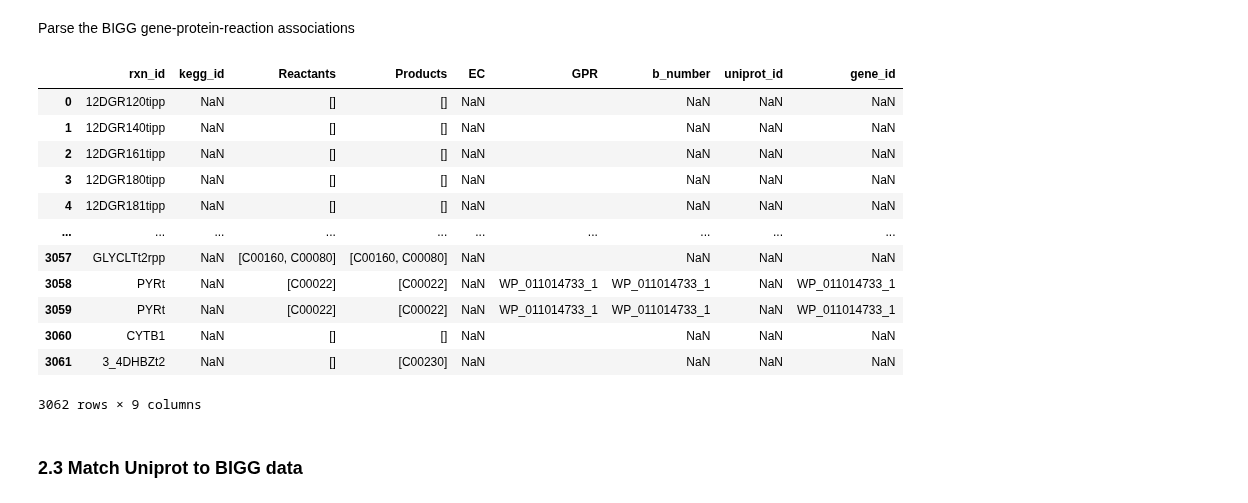
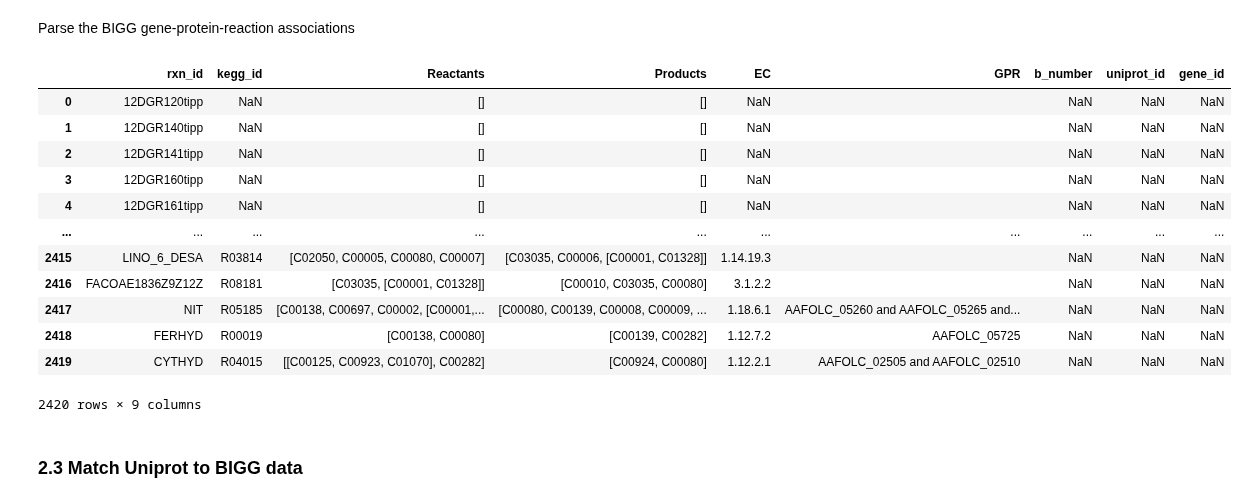
Before and after one commit to AzizBenA/iABA974_SoF1_GEM, a Jupyter notebook: jupyter_notebooks/PAM_parametrization_iABA974.ipynb, the cells around one changed output. Saved outputs shown, nothing was run; the diff lists cells and outputs as text; code cells hidden in the pictures.

Commit message:
Model manipulation jupyter notebook correction : added a jupyter utilities python file containing all function to make the jupyter notebook clearer

```diff
--- a/jupyter_notebooks/PAM_parametrization_iABA974.ipynb
+++ b/jupyter_notebooks/PAM_parametrization_iABA974.ipynb
@@ -83,6 +87,16 @@ locustag_regex =r'(?:WP_\d+_\d+|lcl_NC_\d+_\d+_prot_(?:WP_\d+_\d+_\d+|\d+)|[cC]g
 ## 1. Get information from the model
 
 In the metabolic model itself is already quite some information stored. In order to obtain up-to-date information on the enzymes related to the reaction, we will need to obtain the kegg reaction ID, the reactants, the product and the gene-protein relation.
+# %%
+# Define the base directory where models are stored
+base_dir = Path.home() / "Documents" / "PhD" / "10-19 Research" / "11 Data" / "11.09_Models"
+
+def load_model(subfolder, filename):
+    """Load an SBML model from a given subfolder and filename."""
+    model_path = base_dir / subfolder / filename
+    return read_sbml_model(str(model_path))
+
+model = load_model("Manual_curation/Energy_consumption", "250409_iABA974_mergem.sbml")
 # %%
 def create_id_mapper_from_model(model):
     #make a id mapping and create a mapping dataframe
@@ -225,41 +232,41 @@ Besides information about the reactions, we need the relation to the proteins in
 Parse the BIGG gene-protein-reaction associations
 # %%
 #You need to adjust this to find the geneid/locustag for your microbe
-#locustag_regex =r'\b([b|s]\d{4})\b'
+locustag_regex =r'\b([b|s]\d{4})\b'
 def extract_b_numbers(text):
     if pd.isna(text):
         return text
     return re.findall(locustag_regex, text)
 
 id_mapper_df = id_mapper_gpr.copy()
 
 id_mapper_df['b_number'] = id_mapper_df['GPR'].apply(extract_b_numbers)
 
 id_mapper_df['gene_id_old'] = id_mapper_df['GPR_old'].apply(extract_b_numbers)
 
 id_mapper_df = id_mapper_df.explode(['b_number', 'gene_id_old'], ignore_index=True)
 
 id_mapper_df = id_mapper_df.explode('EC', ignore_index=True)
 
 id_mapper_df = id_mapper_df.merge(
     gene_id_mapper[['uniprot_id', 'gene_id']], left_on='gene_id_old', right_on='gene_id', how = 'left'
 ).drop(['gene_id_old', 'GPR_old'], axis=1)
 
 id_mapper_df
 # %% [output]
 |  | rxn_id | kegg_id | Reactants | Products | EC | GPR | b_number | uniprot_id | gene_id |
 | 0 | 12DGR120tipp | NaN | [] | [] | NaN |  | NaN | NaN | NaN |
 | 1 | 12DGR140tipp | NaN | [] | [] | NaN |  | NaN | NaN | NaN |
-| 2 | 12DGR161tipp | NaN | [] | [] | NaN |  | NaN | NaN | NaN |
-| 3 | 12DGR180tipp | NaN | [] | [] | NaN |  | NaN | NaN | NaN |
-| 4 | 12DGR181tipp | NaN | [] | [] | NaN |  | NaN | NaN | NaN |
+| 2 | 12DGR141tipp | NaN | [] | [] | NaN |  | NaN | NaN | NaN |
+| 3 | 12DGR160tipp | NaN | [] | [] | NaN |  | NaN | NaN | NaN |
+| 4 | 12DGR161tipp | NaN | [] | [] | NaN |  | NaN | NaN | NaN |
 | ... | ... | ... | ... | ... | ... | ... | ... | ... | ... |
-| 3057 | GLYCLTt2rpp | NaN | [C00160, C00080] | [C00160, C00080] | NaN |  | NaN | NaN | NaN |
-| 3058 | PYRt | NaN | [C00022] | [C00022] | NaN | WP_011014733_1 | WP_011014733_1 | NaN | WP_011014733_1 |
-| 3059 | PYRt | NaN | [C00022] | [C00022] | NaN | WP_011014733_1 | WP_011014733_1 | NaN | WP_011014733_1 |
-| 3060 | CYTB1 | NaN | [] | [] | NaN |  | NaN | NaN | NaN |
-| 3061 | 3_4DHBZt2 | NaN | [] | [C00230] | NaN |  | NaN | NaN | NaN |
+| 2415 | LINO_6_DESA | R03814 | [C02050, C00005, C00080, C00007] | [C03035, C00006, [C00001, C01328]] | 1.14.19.3 |  | NaN | NaN | NaN |
+| 2416 | FACOAE1836Z9Z12Z | R08181 | [C03035, [C00001, C01328]] | [C00010, C03035, C00080] | 3.1.2.2 |  | NaN | NaN | NaN |
+| 2417 | NIT | R05185 | [C00138, C00697, C00002, [C00001,... | [C00080, C00139, C00008, C00009, ... | 1.18.6.1 | AAFOLC_05260 and AAFOLC_05265 and... | NaN | NaN | NaN |
+| 2418 | FERHYD | R00019 | [C00138, C00080] | [C00139, C00282] | 1.12.7.2 | AAFOLC_05725 | NaN | NaN | NaN |
+| 2419 | CYTHYD | R04015 | [[C00125, C00923, C01070], C00282] | [C00924, C00080] | 1.12.2.1 | AAFOLC_02505 and AAFOLC_02510 | NaN | NaN | NaN |
-3062 rows × 9 columns
+2420 rows × 9 columns
 # %%
 def extract_kegg_gene_ids(text):
     if pd.isna(text):
```
Also changed, not shown: parts of 15 cells of this notebook, 3 other files.
